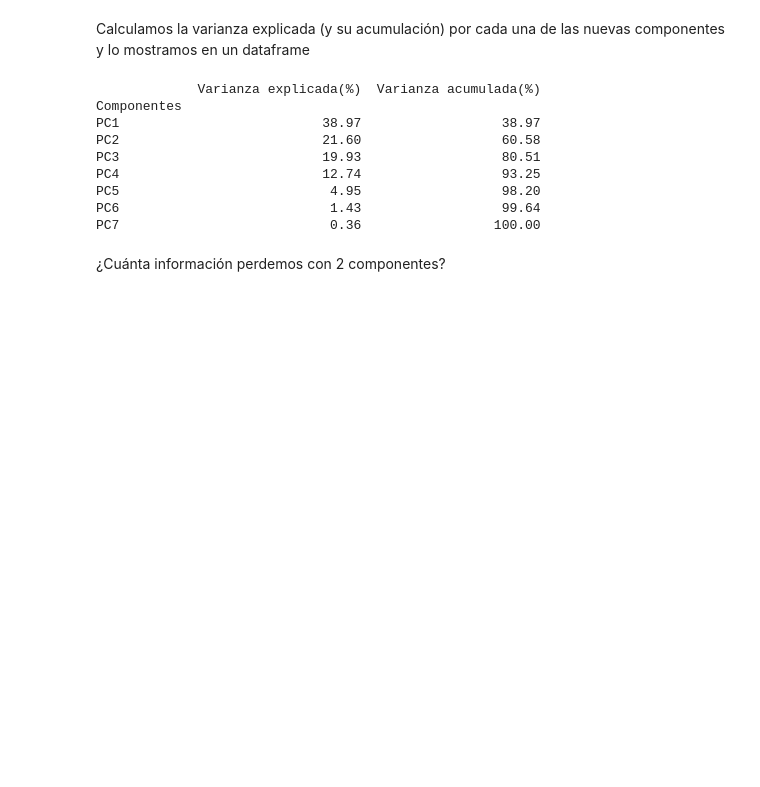
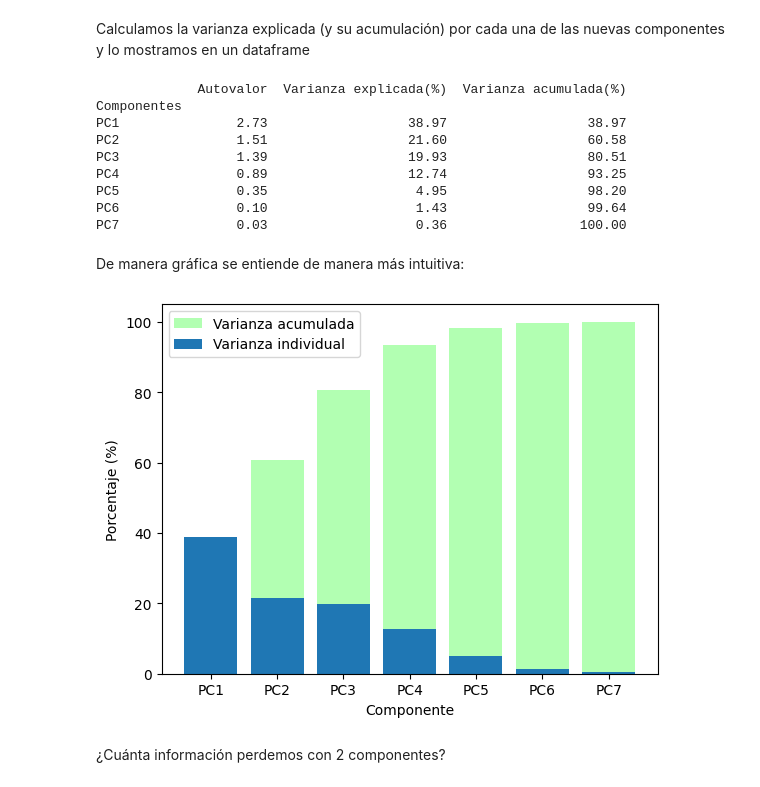
Before and after one commit to Alf-caput/P1_MineriaDeDatos, a Jupyter notebook: P3_ReduccionDimensionalidad/P3_ReduccionDimensionalidad.ipynb, the cells around one changed output. Cells and saved outputs as stored; diff of their text form; code cells hidden in the pictures; blank space fills up the shorter version.

Commit message:
bar plot

```diff
--- a/P3_ReduccionDimensionalidad/P3_ReduccionDimensionalidad.ipynb
+++ b/P3_ReduccionDimensionalidad/P3_ReduccionDimensionalidad.ipynb
@@ -221,20 +229,38 @@ variance_perc = (eigenvalues * 100 / np.sum(eigenvalues))
 acc_variance_perc = np.cumsum(variance_perc)
 comp_index = pd.Index([f'PC{i+1}' for i in range(len(eigenvalues))], name='Componentes')
 
-df_variance = pd.DataFrame({'Varianza explicada(%)': variance_perc, 'Varianza acumulada(%)': acc_variance_perc}, index=comp_index)
+df_variance = pd.DataFrame({
+    'Autovalor': eigenvalues,
+    'Varianza explicada(%)': variance_perc,
+    'Varianza acumulada(%)': acc_variance_perc},
+    index=comp_index)
 
 with Notation2Decimal():
     print(df_variance)
 # %% [output]
-             Varianza explicada(%)  Varianza acumulada(%)
+             Autovalor  Varianza explicada(%)  Varianza acumulada(%)
 Componentes
-PC1                          38.97                  38.97
-PC2                          21.60                  60.58
-PC3                          19.93                  80.51
-PC4                          12.74                  93.25
-PC5                           4.95                  98.20
-PC6                           1.43                  99.64
-PC7                           0.36                 100.00
+PC1               2.73                  38.97                  38.97
+PC2               1.51                  21.60                  60.58
+PC3               1.39                  19.93                  80.51
+PC4               0.89                  12.74                  93.25
+PC5               0.35                   4.95                  98.20
+PC6               0.10                   1.43                  99.64
+PC7               0.03                   0.36                 100.00
+# %% [markdown]
+De manera gráfica se entiende de manera más intuitiva:
+# %%
+plt.figure()
+x = df_variance.index
+y = df_variance.loc[:, 'Varianza explicada(%)']
+plt.bar(x, y.cumsum(), color='lime', alpha=0.3)
+plt.bar(x, y)
+plt.xlabel('Componente')
+plt.ylabel('Porcentaje (%)')
+plt.legend(['Varianza acumulada', 'Varianza individual'], loc='best')
+plt.show()
+# %% [output]
+[figure, added]
 # %% [markdown]
 ¿Cuánta información perdemos con 2 componentes?
 # %%
```
Also changed, not shown: parts of 8 cells of this notebook.
